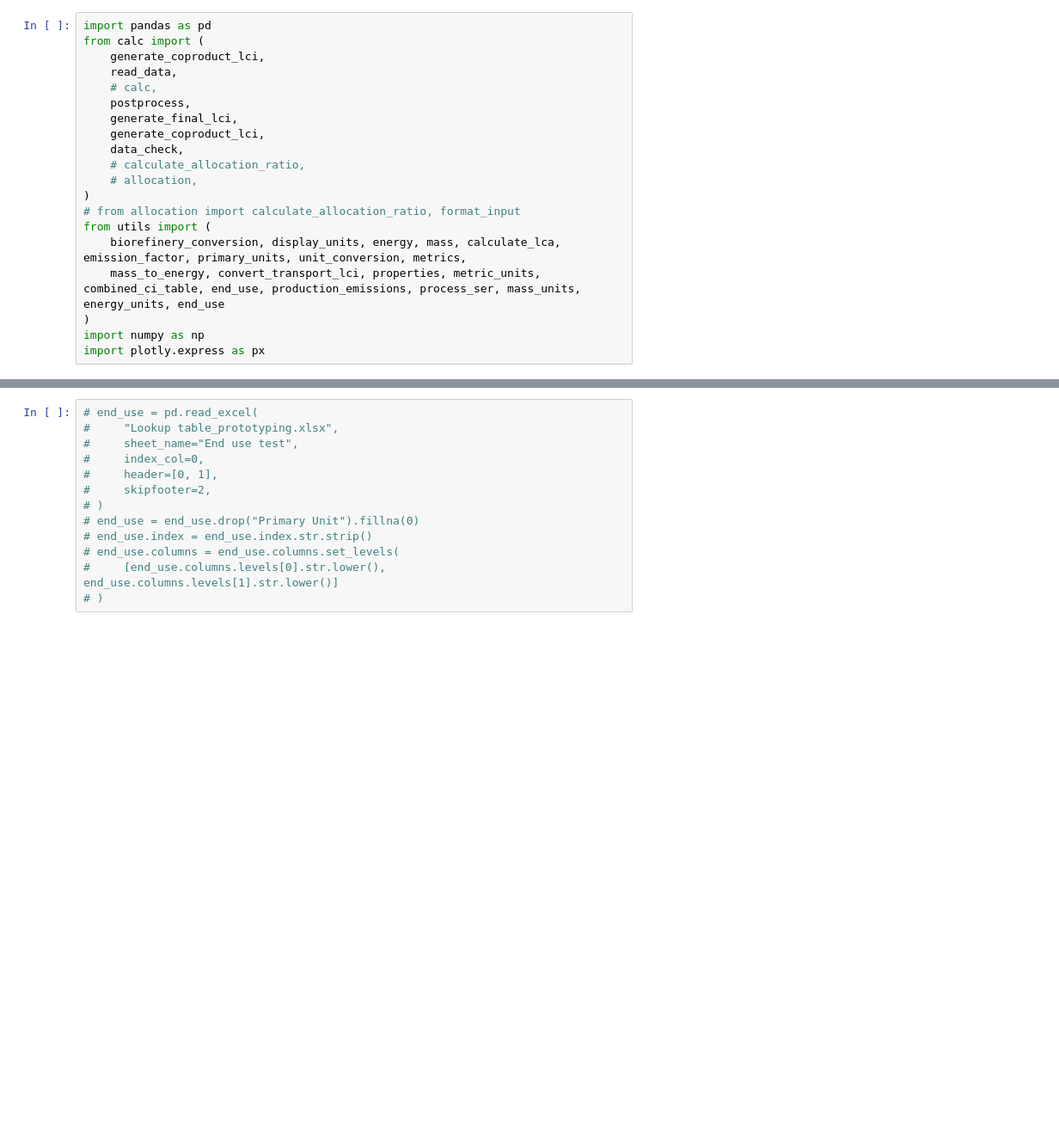
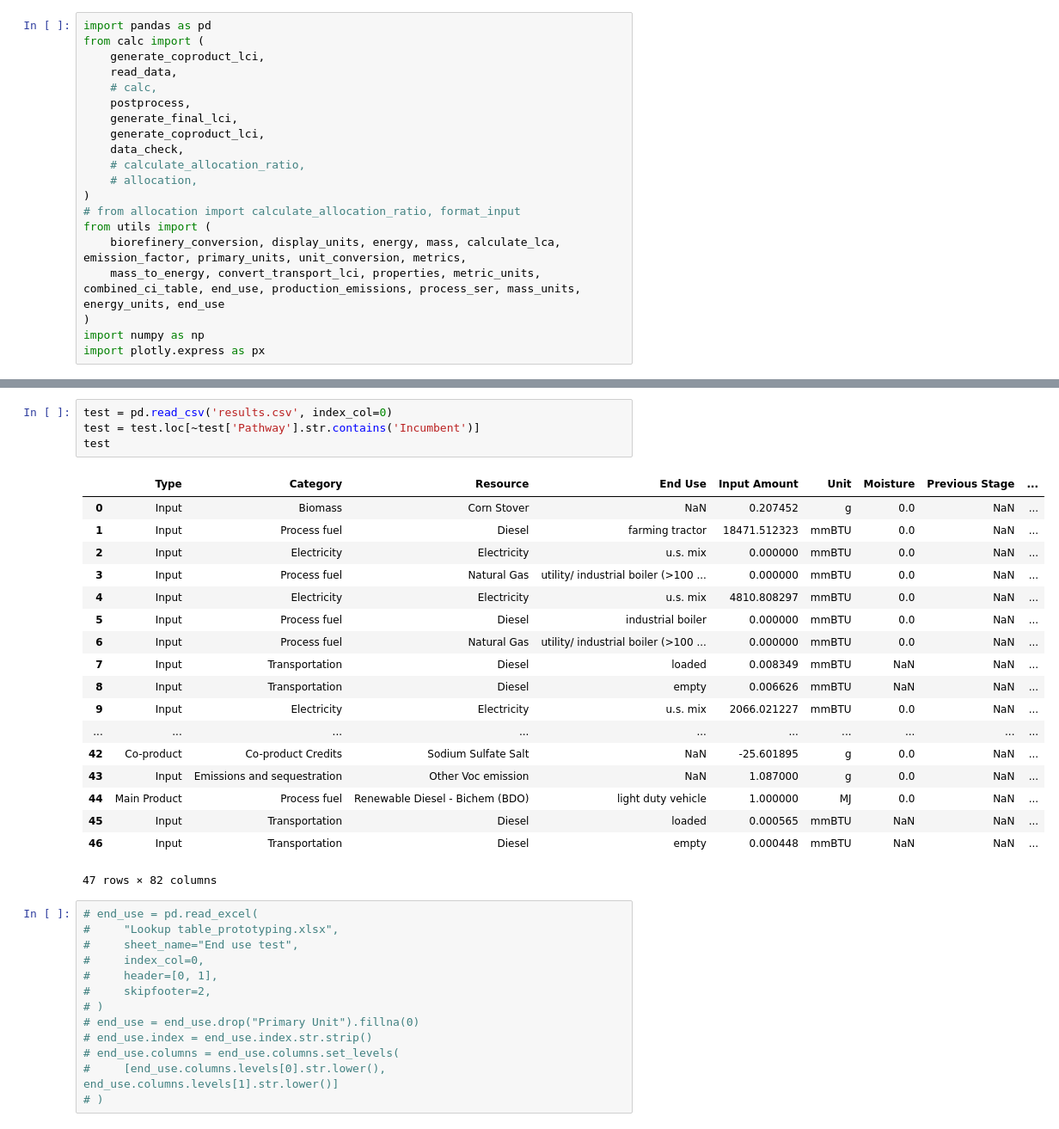
Before and after one commit to olw0905/Interactive-SCSA_Dash, a Jupyter notebook: Untitled.ipynb, the cells around one changed output, grey strips where cells are left out. Shown at 86% size. Cells and saved outputs as stored; diff of their text form; blank space fills up the shorter version.

```diff
--- a/Untitled.ipynb
+++ b/Untitled.ipynb
@@ -24,3 +45,26 @@ import plotly.express as px
+# %%
+test = pd.read_csv('results.csv', index_col=0)
+test = test.loc[~test['Pathway'].str.contains('Incumbent')]
+test
+# %% [output]
+|  | Type | Category | Resource | End Use | Input Amount | Unit | Moisture | Previous Stage | ... |
+| 0 | Input | Biomass | Corn Stover | NaN | 0.207452 | g | 0.0 | NaN | ... |
+| 1 | Input | Process fuel | Diesel | farming tractor | 18471.512323 | mmBTU | 0.0 | NaN | ... |
+| 2 | Input | Electricity | Electricity | u.s. mix | 0.000000 | mmBTU | 0.0 | NaN | ... |
+| 3 | Input | Process fuel | Natural Gas | utility/ industrial boiler (>100 ... | 0.000000 | mmBTU | 0.0 | NaN | ... |
+| 4 | Input | Electricity | Electricity | u.s. mix | 4810.808297 | mmBTU | 0.0 | NaN | ... |
+| 5 | Input | Process fuel | Diesel | industrial boiler | 0.000000 | mmBTU | 0.0 | NaN | ... |
+| 6 | Input | Process fuel | Natural Gas | utility/ industrial boiler (>100 ... | 0.000000 | mmBTU | 0.0 | NaN | ... |
+| 7 | Input | Transportation | Diesel | loaded | 0.008349 | mmBTU | NaN | NaN | ... |
+| 8 | Input | Transportation | Diesel | empty | 0.006626 | mmBTU | NaN | NaN | ... |
+| 9 | Input | Electricity | Electricity | u.s. mix | 2066.021227 | mmBTU | 0.0 | NaN | ... |
+| ... | ... | ... | ... | ... | ... | ... | ... | ... | ... |
+| 42 | Co-product | Co-product Credits | Sodium Sulfate Salt | NaN | -25.601895 | g | 0.0 | NaN | ... |
+| 43 | Input | Emissions and sequestration | Other Voc emission | NaN | 1.087000 | g | 0.0 | NaN | ... |
+| 44 | Main Product | Process fuel | Renewable Diesel - Bichem (BDO) | light duty vehicle | 1.000000 | MJ | 0.0 | NaN | ... |
+| 45 | Input | Transportation | Diesel | loaded | 0.000565 | mmBTU | NaN | NaN | ... |
+| 46 | Input | Transportation | Diesel | empty | 0.000448 | mmBTU | NaN | NaN | ... |
+47 rows × 82 columns
 # %%
 # end_use = pd.read_excel(
 #     "Lookup table_prototyping.xlsx",
```
Also changed, not shown: parts of 1 cell of this notebook, 2 other files.
